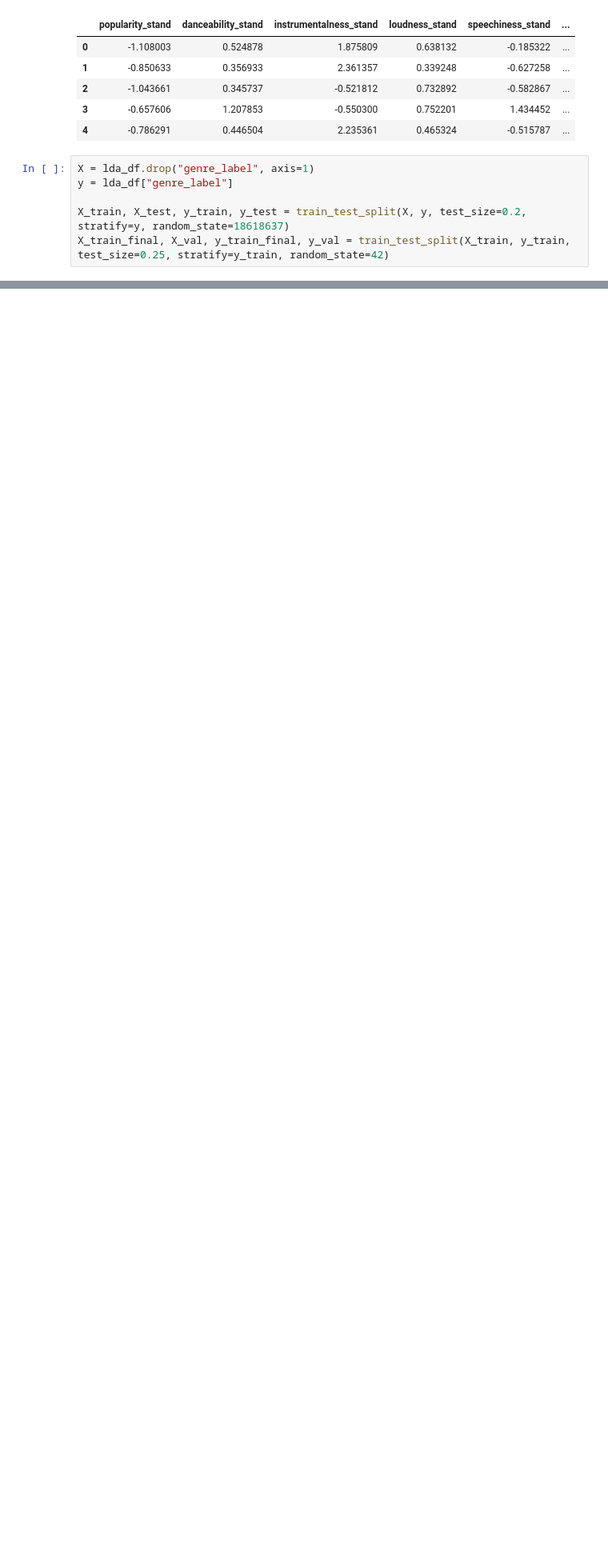
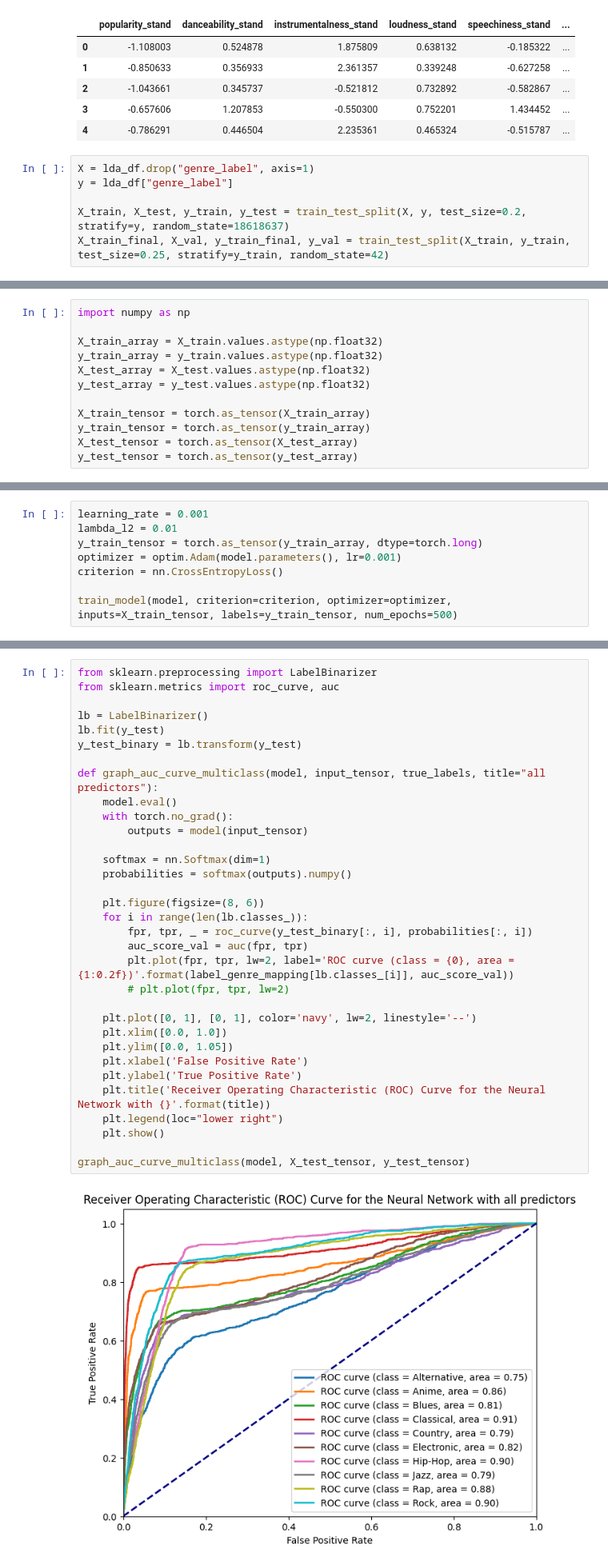
Before and after one commit to whykay-01/machine-learning-music-genre-classifier, a Jupyter notebook: capstone_classification.ipynb, the cells around one changed output, grey strips where cells are left out. Shown: that part at 80% size. Cells and saved outputs as stored; diff of their text form; blank space fills up the shorter version.

```diff
--- a/capstone_classification.ipynb
+++ b/capstone_classification.ipynb
@@ -78,0 +162,12 @@ Name: count, dtype: int64
+# %%
+import numpy as np
+
+X_train_array = X_train.values.astype(np.float32)
+y_train_array = y_train.values.astype(np.float32)
+X_test_array = X_test.values.astype(np.float32)
+y_test_array = y_test.values.astype(np.float32)
+
+X_train_tensor = torch.as_tensor(X_train_array)
+y_train_tensor = torch.as_tensor(y_train_array)
+X_test_tensor = torch.as_tensor(X_test_array)
+y_test_tensor = torch.as_tensor(y_test_array)
@@ -78,0 +201,8 @@ Name: count, dtype: int64
+# %%
+learning_rate = 0.001
+lambda_l2 = 0.01
+y_train_tensor = torch.as_tensor(y_train_array, dtype=torch.long)
+optimizer = optim.Adam(model.parameters(), lr=0.001)
+criterion = nn.CrossEntropyLoss()
+
+train_model(model, criterion=criterion, optimizer=optimizer, inputs=X_train_tensor, labels=y_train_tensor, num_epochs=500)
@@ -78,0 +246,35 @@ Name: count, dtype: int64
+# %%
+from sklearn.preprocessing import LabelBinarizer
+from sklearn.metrics import roc_curve, auc
+
+lb = LabelBinarizer()
+lb.fit(y_test)
+y_test_binary = lb.transform(y_test)
+
+def graph_auc_curve_multiclass(model, input_tensor, true_labels, title="all predictors"):
+    model.eval()
+    with torch.no_grad():
+        outputs = model(input_tensor)
+
+    softmax = nn.Softmax(dim=1)
+    probabilities = softmax(outputs).numpy()
+
+    plt.figure(figsize=(8, 6))
+    for i in range(len(lb.classes_)):
+        fpr, tpr, _ = roc_curve(y_test_binary[:, i], probabilities[:, i])
+        auc_score_val = auc(fpr, tpr)
+        plt.plot(fpr, tpr, lw=2, label='ROC curve (class = {0}, area = {1:0.2f})'.format(label_genre_mapping[lb.classes_[i]], auc_score_val))
+        # plt.plot(fpr, tpr, lw=2)
+
+    plt.plot([0, 1], [0, 1], color='navy', lw=2, linestyle='--')
+    plt.xlim([0.0, 1.0])
+    plt.ylim([0.0, 1.05])
+    plt.xlabel('False Positive Rate')
+    plt.ylabel('True Positive Rate')
+    plt.title('Receiver Operating Characteristic (ROC) Curve for the Neural Network with {}'.format(title))
+    plt.legend(loc="lower right")
+    plt.show()
+
+graph_auc_curve_multiclass(model, X_test_tensor, y_test_tensor)
+# %% [output]
+[figure, added]
```
Also changed, not shown: parts of 25 cells of this notebook.
